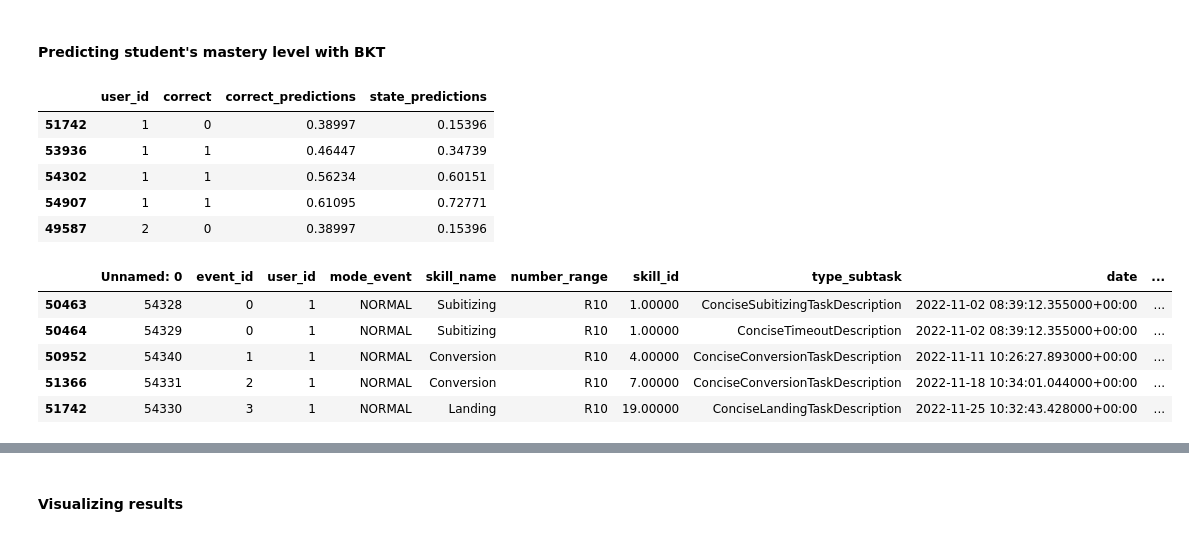
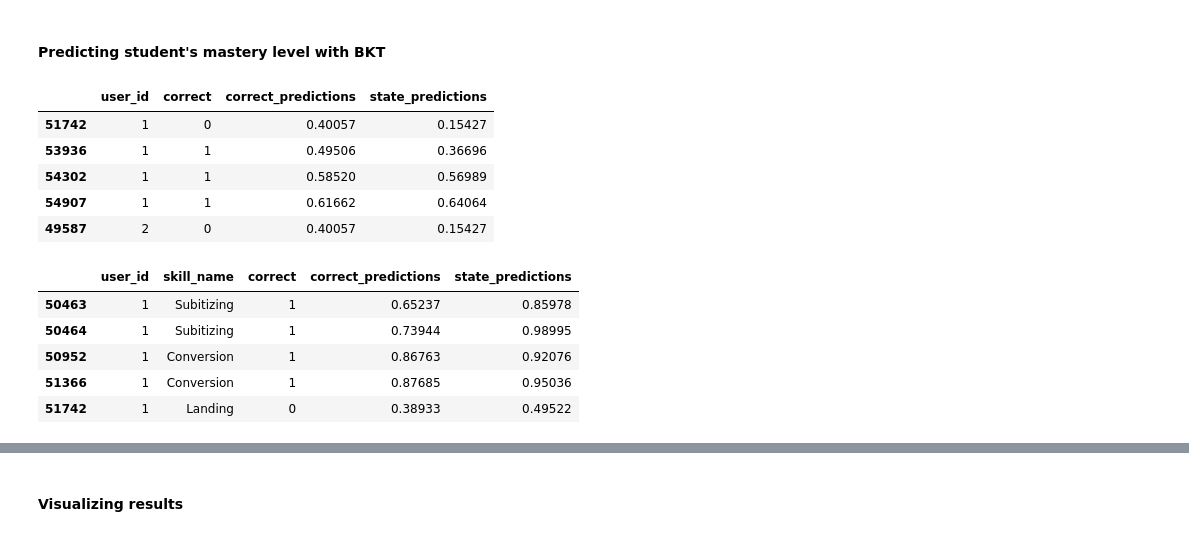
Before and after one commit to ewaMiazga/mlbdProject-2023, a Jupyter notebook: project/milestone-04/m4_calcularis_calcularis_crusaders.ipynb, the cells around one changed output, grey strips where cells are left out. Saved outputs shown, nothing was run; the diff lists cells and outputs as text; code cells hidden in the pictures.

```diff
--- a/project/milestone-04/m4_calcularis_calcularis_crusaders.ipynb
+++ b/project/milestone-04/m4_calcularis_calcularis_crusaders.ipynb
@@ -367,21 +373,24 @@ bkt_3.params().head(20)
 #### Predicting student's mastery level with BKT
 # %%
 # Predicting mastery level for all users
-df_preds_forgets = bkt_2.predict(data=df_task_events)
-df_preds_forgets[df_preds_forgets['skill_name']=='Landing'][['user_id', 'correct', 'correct_predictions', 'state_predictions']].head()
+# state_predictions: score between 0 and 1 that measures the extent to which the student has mastered that skill, after that question
+# correct_predictions: score between 0 and 1 that measures the extent to which the model thinks that the student will answer correctly to that question
+bkt_2_preds = bkt_2.predict(data=df_task_events)
+bkt_2_preds[bkt_2_preds['skill_name']=='Landing'][['user_id', 'correct', 'correct_predictions', 'state_predictions']].head()
 # %% [output]
 |  | user_id | correct | correct_predictions | state_predictions |
-| 51742 | 1 | 0 | 0.38997 | 0.15396 |
-| 53936 | 1 | 1 | 0.46447 | 0.34739 |
-| 54302 | 1 | 1 | 0.56234 | 0.60151 |
-| 54907 | 1 | 1 | 0.61095 | 0.72771 |
-| 49587 | 2 | 0 | 0.38997 | 0.15396 |
+| 51742 | 1 | 0 | 0.40057 | 0.15427 |
+| 53936 | 1 | 1 | 0.49506 | 0.36696 |
+| 54302 | 1 | 1 | 0.58520 | 0.56989 |
+| 54907 | 1 | 1 | 0.61662 | 0.64064 |
+| 49587 | 2 | 0 | 0.40057 | 0.15427 |
 # %%
-df_preds.head()
+bkt_1_preds = bkt_1.predict(data=df_task_events)
+bkt_1_preds[['user_id', 'skill_name', 'correct', 'correct_predictions', 'state_predictions']].head()
 # %% [output]
-|  | Unnamed: 0 | event_id | user_id | mode_event | skill_name | number_range | skill_id | type_subtask | date | ... |
-| 50463 | 54328 | 0 | 1 | NORMAL | Subitizing | R10 | 1.00000 | ConciseSubitizingTaskDescription | 2022-11-02 08:39:12.355000+00:00 | ... |
-| 50464 | 54329 | 0 | 1 | NORMAL | Subitizing | R10 | 1.00000 | ConciseTimeoutDescription | 2022-11-02 08:39:12.355000+00:00 | ... |
-| 50952 | 54340 | 1 | 1 | NORMAL | Conversion | R10 | 4.00000 | ConciseConversionTaskDescription | 2022-11-11 10:26:27.893000+00:00 | ... |
-| 51366 | 54331 | 2 | 1 | NORMAL | Conversion | R10 | 7.00000 | ConciseConversionTaskDescription | 2022-11-18 10:34:01.044000+00:00 | ... |
-| 51742 | 54330 | 3 | 1 | NORMAL | Landing | R10 | 19.00000 | ConciseLandingTaskDescription | 2022-11-25 10:32:43.428000+00:00 | ... |
+|  | user_id | skill_name | correct | correct_predictions | state_predictions |
+| 50463 | 1 | Subitizing | 1 | 0.65237 | 0.85978 |
+| 50464 | 1 | Subitizing | 1 | 0.73944 | 0.98995 |
+| 50952 | 1 | Conversion | 1 | 0.86763 | 0.92076 |
+| 51366 | 1 | Conversion | 1 | 0.87685 | 0.95036 |
+| 51742 | 1 | Landing | 0 | 0.38933 | 0.49522 |
```
Also changed, not shown: parts of 45 cells of this notebook.
